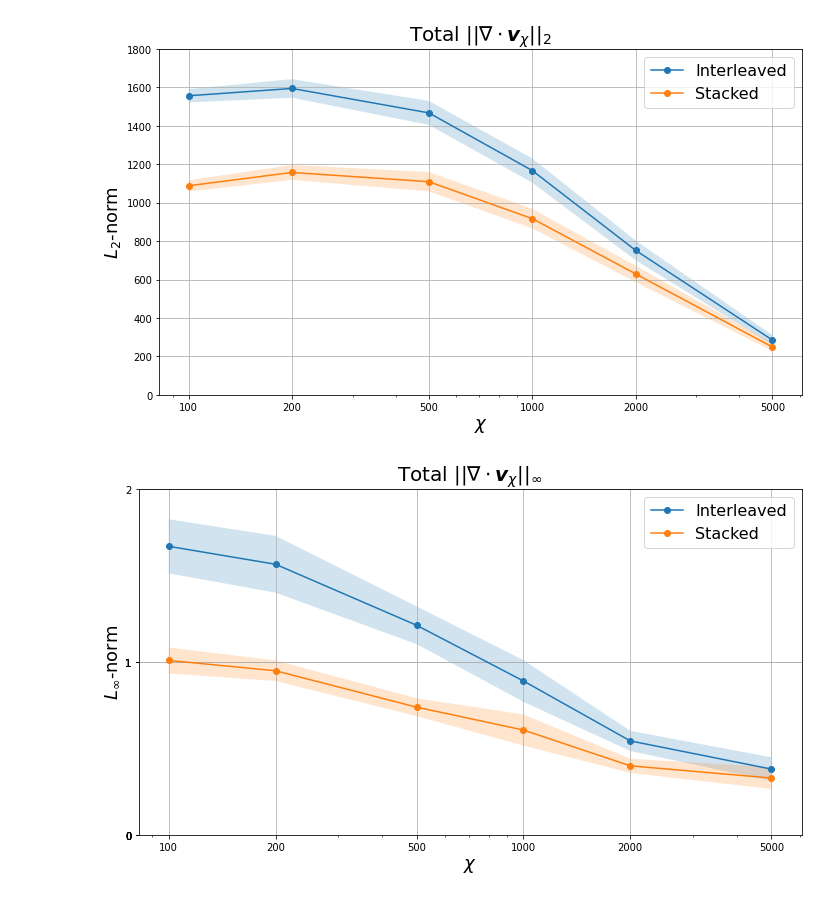
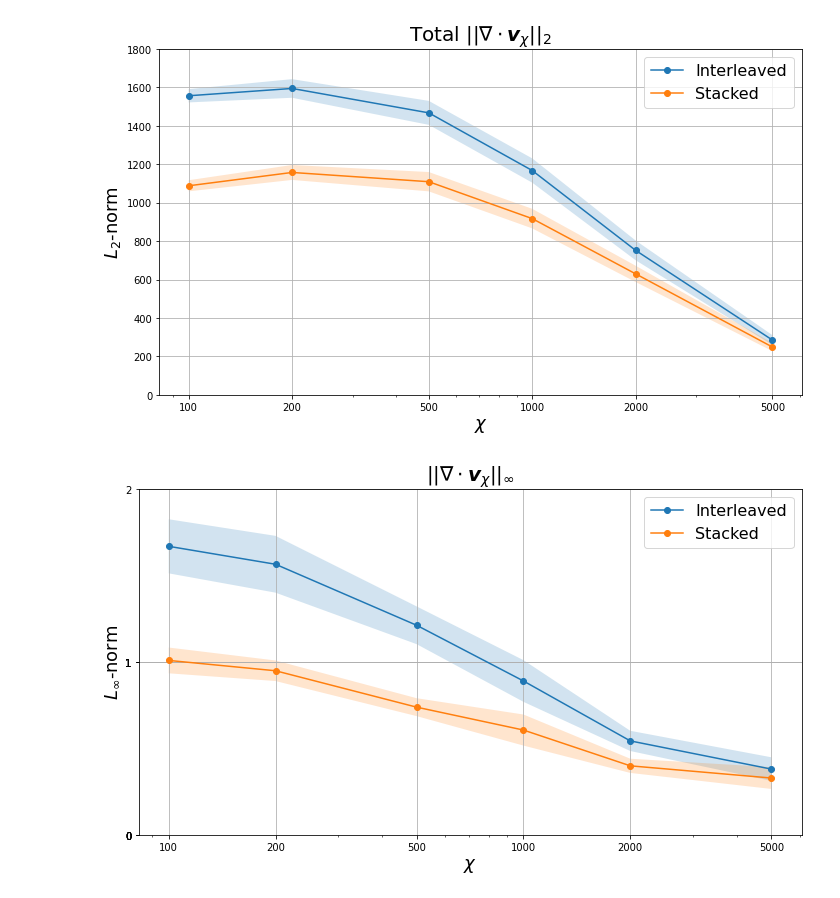
Before and after one commit to stefanopisoni/TN_Turbulence, a Jupyter notebook: Snapshots_compression/Snapshot_compression_plot.ipynb, the cells around one changed output. Cells and saved outputs as stored; diff of their text form; code cells hidden in the pictures.

Commit message:
Changed titol of one plot

```diff
--- a/Snapshots_compression/Snapshot_compression_plot.ipynb
+++ b/Snapshots_compression/Snapshot_compression_plot.ipynb
@@ -688,32 +688,32 @@ for encoding in encodings:
 plt.figure(figsize=(10, 6))
 
 for encoding in encodings:
     mean_values = mean_dict[encoding]
     var_values = var_dict[encoding]
     std_dev = np.sqrt(var_values)  # Standard deviation for error bars
 
     if encoding == 'sta':
         label = 'Stacked'
     elif encoding == 'seq':
         label = 'Interleaved'
 
     plt.plot(bd_max_values, mean_values, marker='o', linestyle='-', label=label)
     plt.fill_between(bd_max_values, np.array(mean_values) - std_dev, np.array(mean_values) + std_dev, alpha=0.2)
 
 plt.xlabel(r'$\chi$', fontsize=18)
 plt.ylabel(r'$L_{\infty}$-norm', fontsize=18)
-plt.title(r'Total $|| \nabla \cdot \boldsymbol{v}_{\chi} ||_{\infty}$', fontsize=20)
+plt.title(r'$|| \nabla \cdot \boldsymbol{v}_{\chi} ||_{\infty}$', fontsize=20)
 plt.xscale('log')
 plt.legend(fontsize=16)
 plt.xticks(bd_max_values, bd_max_values)
 plt.grid(True)
 
 # Set y-ticks to the integer part of the mean values
 yticks = [int(value) for value in plt.yticks()[0]]
 plt.yticks(yticks, yticks)
 
 plt.tight_layout()
 plt.savefig("Plots/Norm_inf_divergence.pdf", format="pdf")
 plt.show()
 # %% [output]
-[figure, old version]
+[figure, new version]
```
Also changed, not shown: 1 other file.
